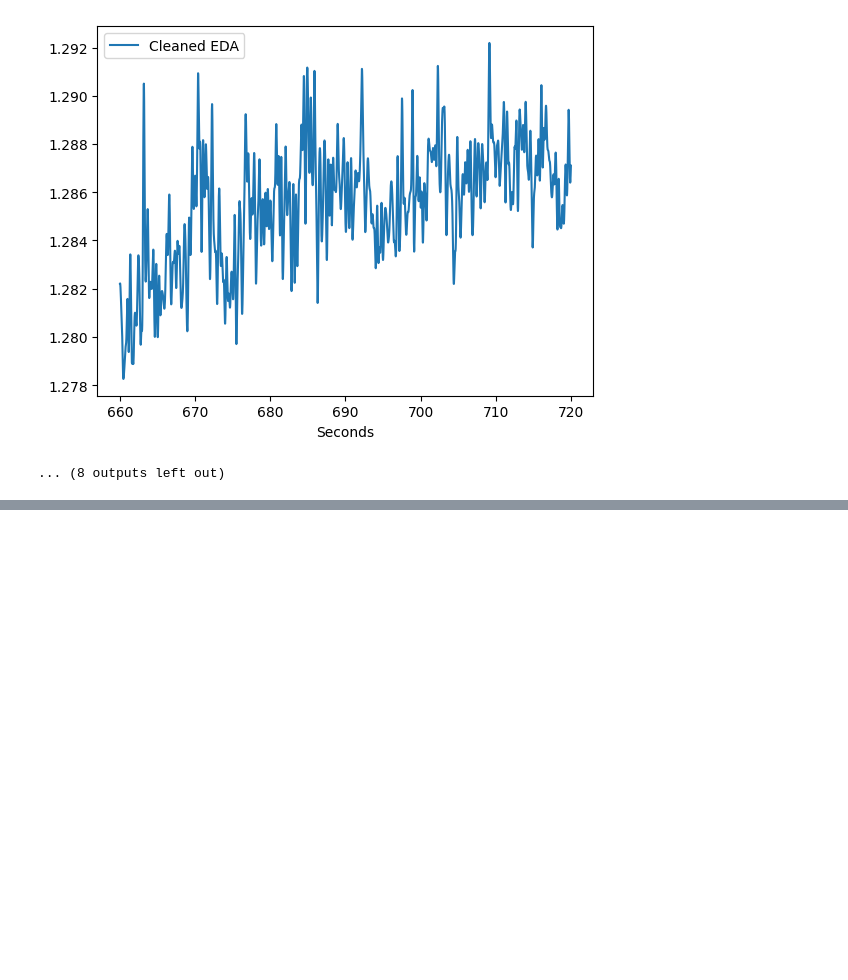
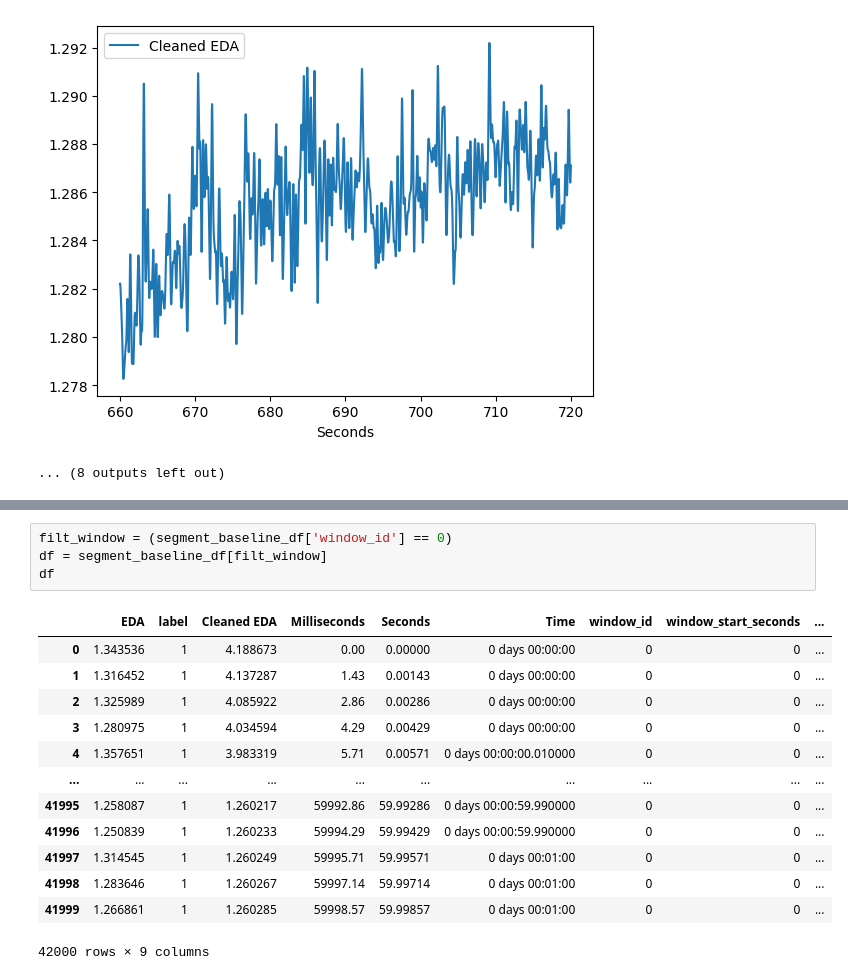
Before and after one commit to invisible-illness-project/lamina, a Jupyter notebook: notebook_experiments/eda.ipynb, the cells around one changed output, grey strips where cells are left out. Drawn from its saved outputs; the diff is of its cells as text; blank space fills up the shorter version.

```diff
--- a/notebook_experiments/eda.ipynb
+++ b/notebook_experiments/eda.ipynb
@@ -335,0 +352,18 @@ for window_id in window_ids:
+# %%
+filt_window = (segment_baseline_df['window_id'] == 0)
+df = segment_baseline_df[filt_window]
+df
+# %% [output]
+|  | EDA | label | Cleaned EDA | Milliseconds | Seconds | Time | window_id | window_start_seconds | ... |
+| 0 | 1.343536 | 1 | 4.188673 | 0.00 | 0.00000 | 0 days 00:00:00 | 0 | 0 | ... |
+| 1 | 1.316452 | 1 | 4.137287 | 1.43 | 0.00143 | 0 days 00:00:00 | 0 | 0 | ... |
+| 2 | 1.325989 | 1 | 4.085922 | 2.86 | 0.00286 | 0 days 00:00:00 | 0 | 0 | ... |
+| 3 | 1.280975 | 1 | 4.034594 | 4.29 | 0.00429 | 0 days 00:00:00 | 0 | 0 | ... |
+| 4 | 1.357651 | 1 | 3.983319 | 5.71 | 0.00571 | 0 days 00:00:00.010000 | 0 | 0 | ... |
+| ... | ... | ... | ... | ... | ... | ... | ... | ... | ... |
+| 41995 | 1.258087 | 1 | 1.260217 | 59992.86 | 59.99286 | 0 days 00:00:59.990000 | 0 | 0 | ... |
+| 41996 | 1.250839 | 1 | 1.260233 | 59994.29 | 59.99429 | 0 days 00:00:59.990000 | 0 | 0 | ... |
+| 41997 | 1.314545 | 1 | 1.260249 | 59995.71 | 59.99571 | 0 days 00:01:00 | 0 | 0 | ... |
+| 41998 | 1.283646 | 1 | 1.260267 | 59997.14 | 59.99714 | 0 days 00:01:00 | 0 | 0 | ... |
+| 41999 | 1.266861 | 1 | 1.260285 | 59998.57 | 59.99857 | 0 days 00:01:00 | 0 | 0 | ... |
+42000 rows × 9 columns
```
Also changed, not shown: parts of 18 cells of this notebook, 5 other files.
